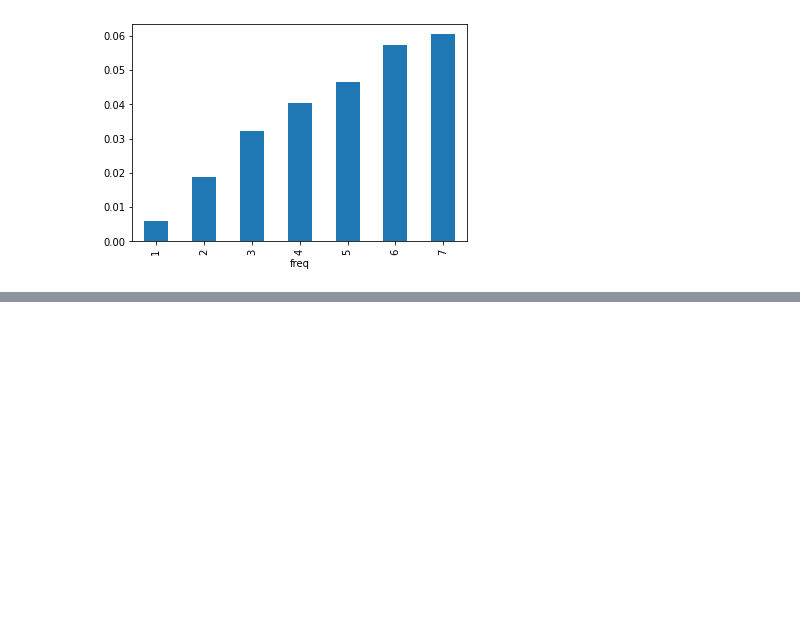
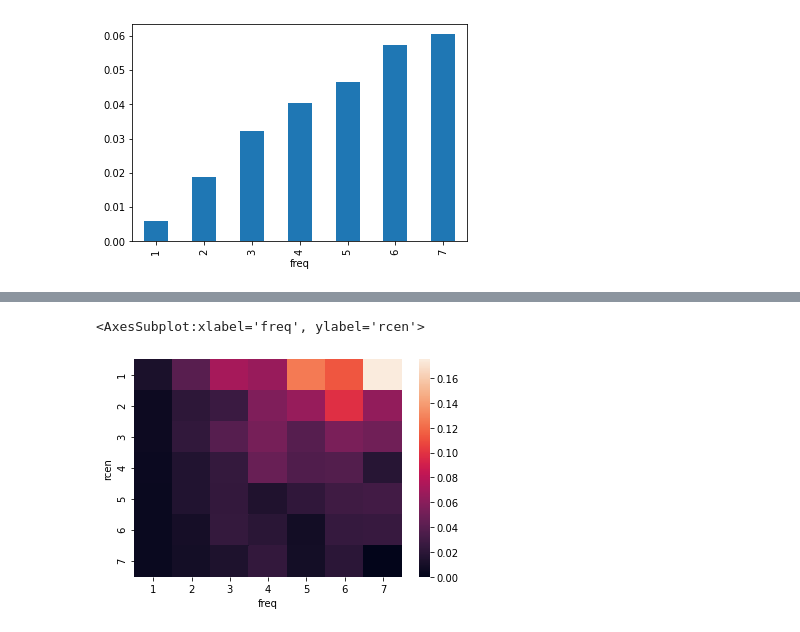
Before and after one commit to daikichidaze/pyoptbook, a Jupyter notebook: src/7.recomend/recomend.ipynb, the cells around one changed output, grey strips where cells are left out. Cells and saved outputs as stored; diff of their text form; code cells hidden in the pictures; blank space fills up the shorter version.

```diff
--- a/src/7.recomend/recomend.ipynb
+++ b/src/7.recomend/recomend.ipynb
@@ -252,0 +268,23 @@ df_freq['prob'].plot.bar()
+# %%
+RF2N = {}
+RF2PV = {}
+
+for row in df_tar.itertuples():
+    RF2N.setdefault((row.rcen, row.freq), 0)
+    RF2PV.setdefault((row.rcen, row.freq), 0)
+    RF2N[row.rcen, row.freq] += 1
+    if row.pv_flag == 1:
+        RF2PV[row.rcen, row.freq] += 1
+# %%
+RF2Prob = {}
+for rf, N in RF2N.items():
+    RF2Prob[rf] = RF2PV[rf] / N
+# %%
+Rows3 = []
+for rf, N in sorted(RF2N.items()):
+    pv = RF2PV[rf]
+    prob = RF2Prob[rf]
+    row = (rf[0], rf[1], N, pv, prob)
+    Rows3.append(row)
+
+df_rf = pd.DataFrame(Rows3, columns= 'rcen freq N pv prob'.split())
@@ -252,0 +316,6 @@ df_freq['prob'].plot.bar()
+# %%
+from seaborn import heatmap
+heatmap(df_rf.pivot_table(index='rcen', columns='freq', values='prob'))
+# %% [output]
+<AxesSubplot:xlabel='freq', ylabel='rcen'>
+[figure, added]
```
Also changed, not shown: parts of 39 cells of this notebook.
